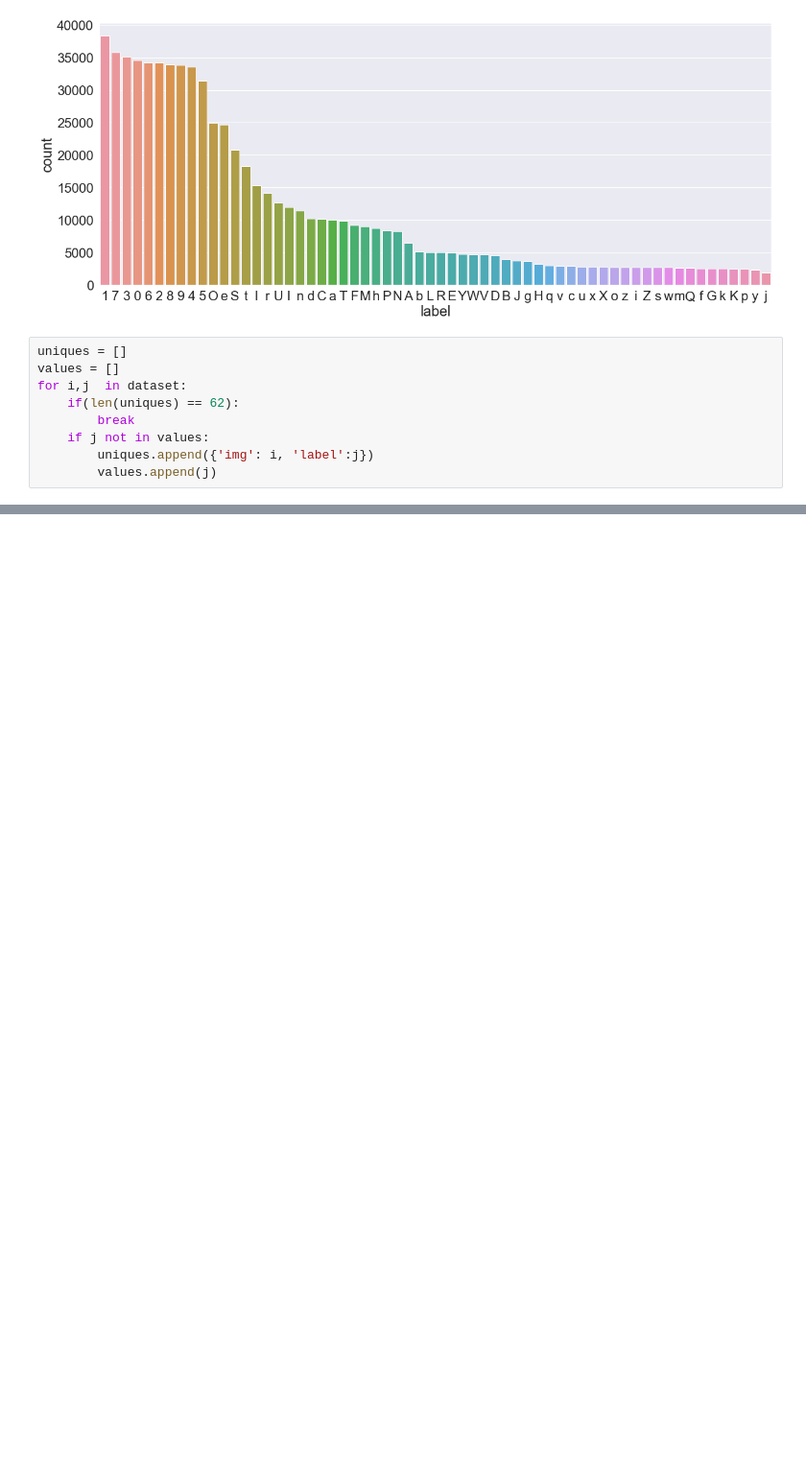
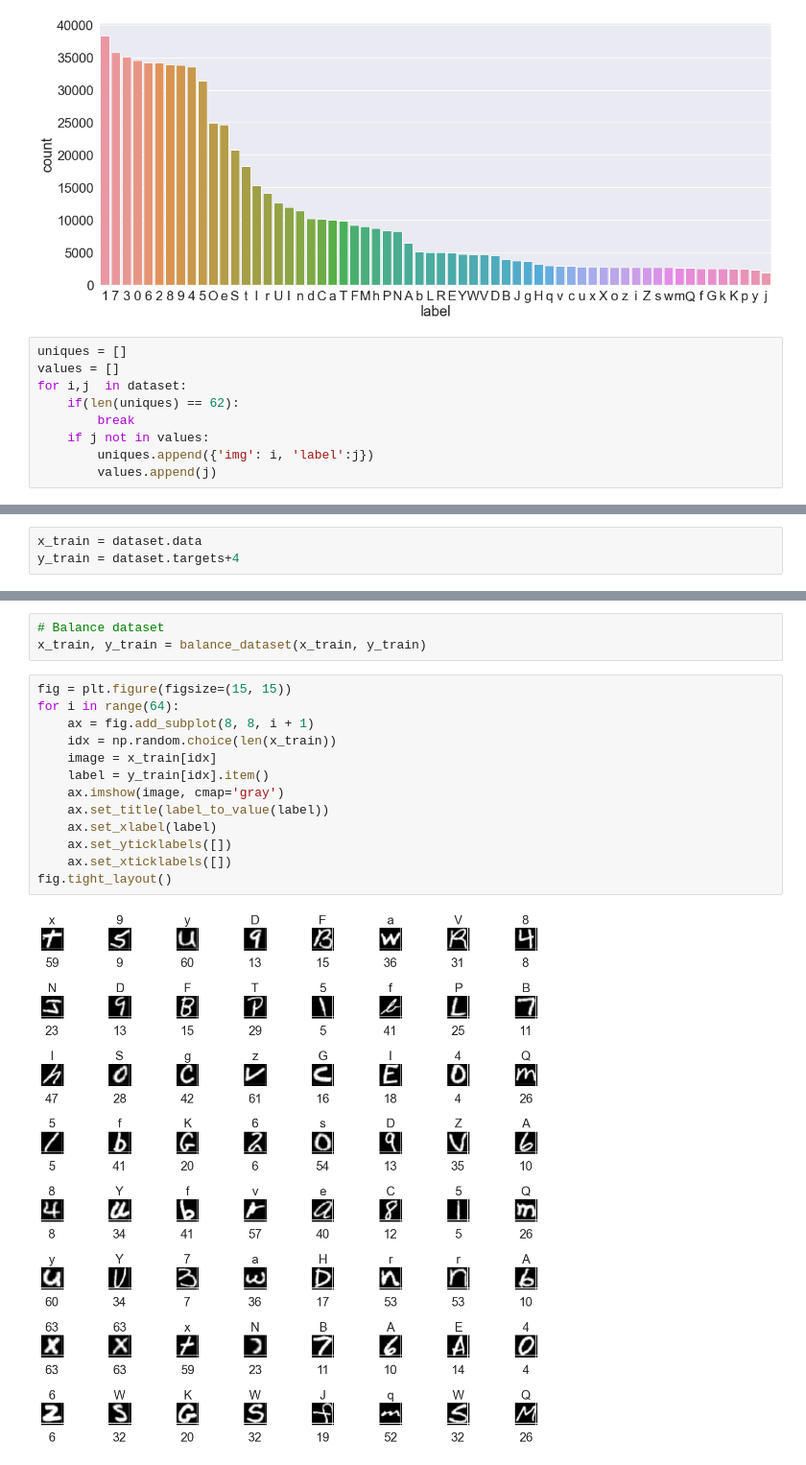
Before and after one commit to Gopal-Dahale/gupt, a Jupyter notebook: explore/EMNIST.ipynb, the cells around one changed output, grey strips where cells are left out. Shown: that part at 96% size. Cells and saved outputs as stored; diff of their text form; blank space fills up the shorter version.

```diff
--- a/explore/EMNIST.ipynb
+++ b/explore/EMNIST.ipynb
@@ -76,0 +92,3 @@ for i in values:
+# %%
+x_train = dataset.data
+y_train = dataset.targets+4
@@ -76,0 +125,18 @@ for i in values:
+# %%
+# Balance dataset
+x_train, y_train = balance_dataset(x_train, y_train)
+# %%
+fig = plt.figure(figsize=(15, 15))
+for i in range(64):
+    ax = fig.add_subplot(8, 8, i + 1)
+    idx = np.random.choice(len(x_train))
+    image = x_train[idx]
+    label = y_train[idx].item()
+    ax.imshow(image, cmap='gray')
+    ax.set_title(label_to_value(label))
+    ax.set_xlabel(label)
+    ax.set_yticklabels([])
+    ax.set_xticklabels([])
+fig.tight_layout()
+# %% [output]
+[figure, added]
```
Also changed, not shown: parts of 10 cells of this notebook, 1 other file.
